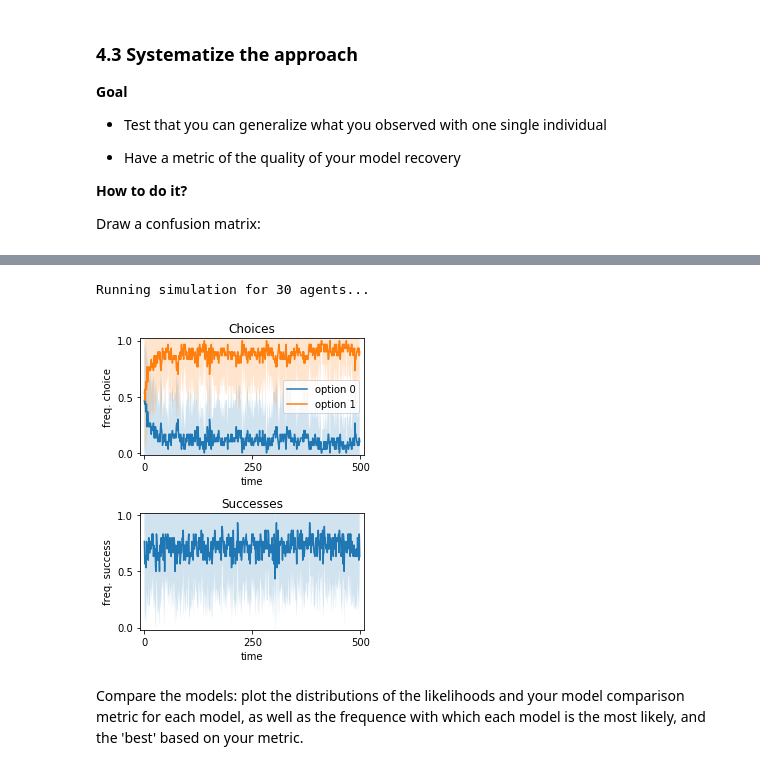
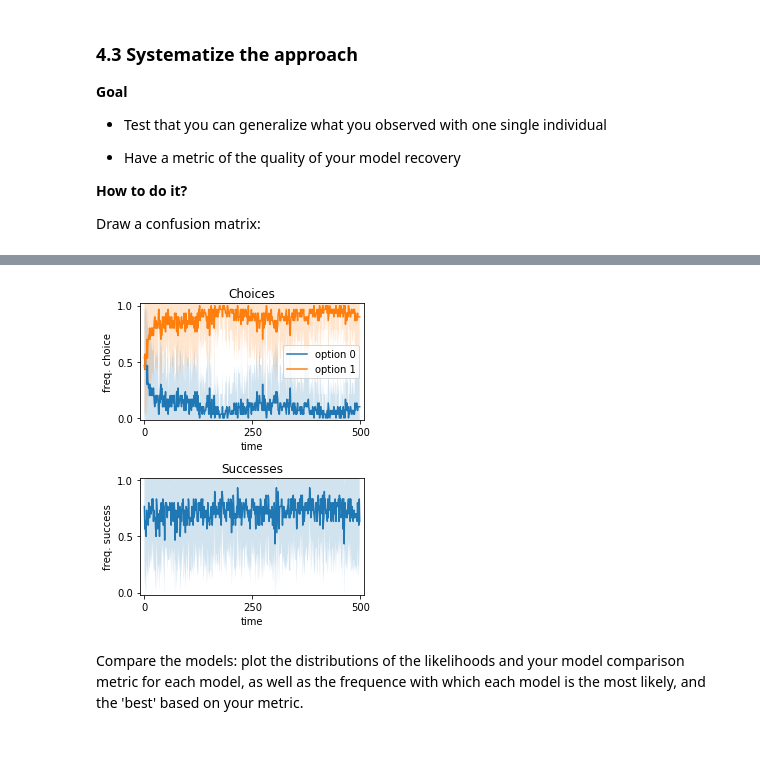
Before and after one commit to AurelienNioche/LectureCognitiveModeling, a Jupyter notebook: main.ipynb, the cells around one changed output, grey strips where cells are left out. Cells and saved outputs as stored; diff of their text form; code cells hidden in the pictures.

```diff
--- a/main.ipynb
+++ b/main.ipynb
@@ -1207,25 +1241,24 @@ Generate data with a population of (relatively enough) heterogenous agents:
 # %%
 # Get data
 SEED_HET_POP = 1234
 np.random.seed(SEED_HET_POP)
 
-RW_HET_POP_DIST_PARAM = (0.15, 0.05), (10.0, 0.5)
-
+# Let's assume a normal distribution of the parameters in the population
+RW_HET_POP_DIST_PARAM = (0.1, 0.05), (10.0, 0.5)
 PARAM_HET_POP = \
     [
         [np.random.normal(*p) for p in RW_HET_POP_DIST_PARAM]
         for _ in range(N_SUBJECTS)
     ]
 
 CHOICES_HET_POP, SUCCESSES_HET_POP = \
     run_sim_pop(model=MODEL_XP, n_subjects=N_SUBJECTS, param=PARAM_HET_POP)
 
 # Plot behavior
 plot.behavior_pop(choices=CHOICES_HET_POP, successes=SUCCESSES_HET_POP,
                   n_option=N)
 # %% [output]
-Running simulation for 30 agents...
-[figure, old version]
+[figure, new version]
 # %% [markdown]
 Compare the models: plot the distributions of the likelihoods and your  model comparison metric for each model, as well as the frequence with which each model is the most likely, and the 'best' based on your metric.
 # %%
```
Also changed, not shown: parts of 49 cells of this notebook, 6 other files.
